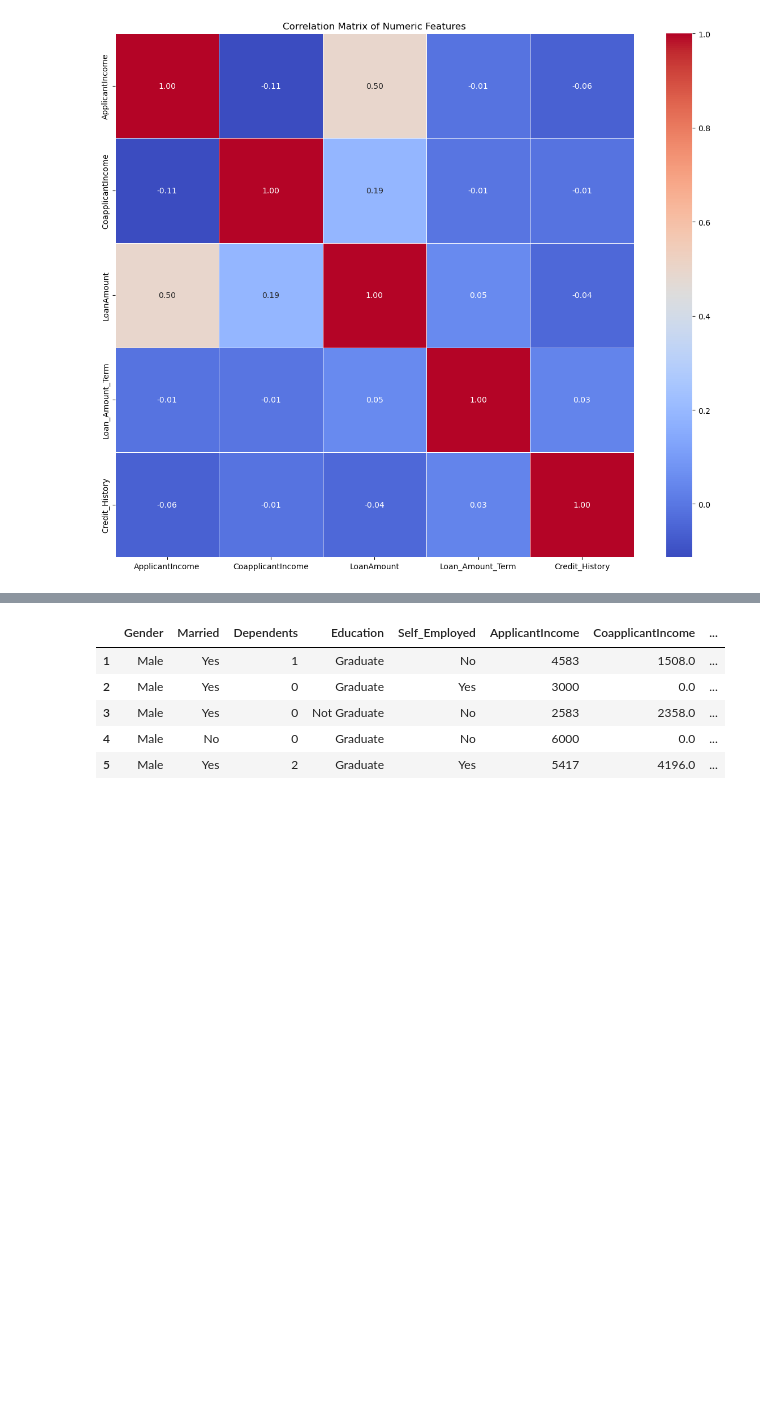
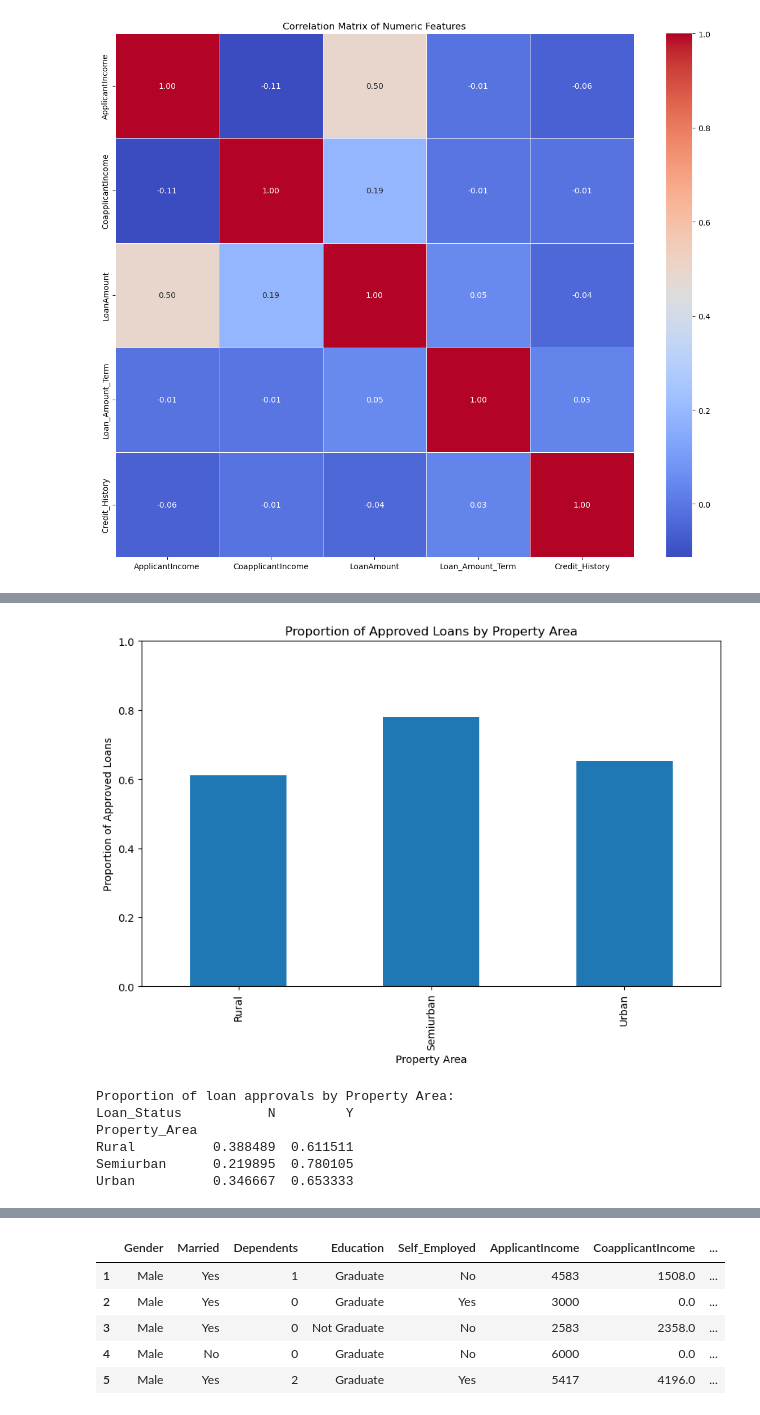
Before and after one commit to Eric-MK/loan_acceptance_prediction, a Jupyter notebook: notebook.ipynb, the cells around one changed output, grey strips where cells are left out. Drawn from its saved outputs; the diff is of its cells as text; code cells hidden in the pictures; blank space fills up the shorter version.

```diff
--- a/notebook.ipynb
+++ b/notebook.ipynb
@@ -428,0 +438,27 @@ If an applicant's income is high, they are more likely to receive a larger loan,
+# %%
+# Visualize the proportion of loan approvals for each Property_Area
+
+crosstab = pd.crosstab(df_cleanednull['Property_Area'], df_cleanednull['Loan_Status'], normalize='index')
+
+plt.figure(figsize=(10, 6))
+crosstab['Y'].plot(kind='bar')
+plt.title('Proportion of Approved Loans by Property Area')
+plt.xlabel('Property Area')
+plt.ylabel('Proportion of Approved Loans')
+plt.ylim(0, 1)
+plt.show()
+# %% [output]
+[figure, added]
+# %%
+# Property Area and Loan Status.
+
+# Print the crosstab
+print("Proportion of loan approvals by Property Area:")
+print(crosstab)
+# %% [output]
+Proportion of loan approvals by Property Area:
+Loan_Status           N         Y
+Property_Area
+Rural          0.388489  0.611511
+Semiurban      0.219895  0.780105
+Urban          0.346667  0.653333
```
Also changed, not shown: parts of 28 cells of this notebook.
